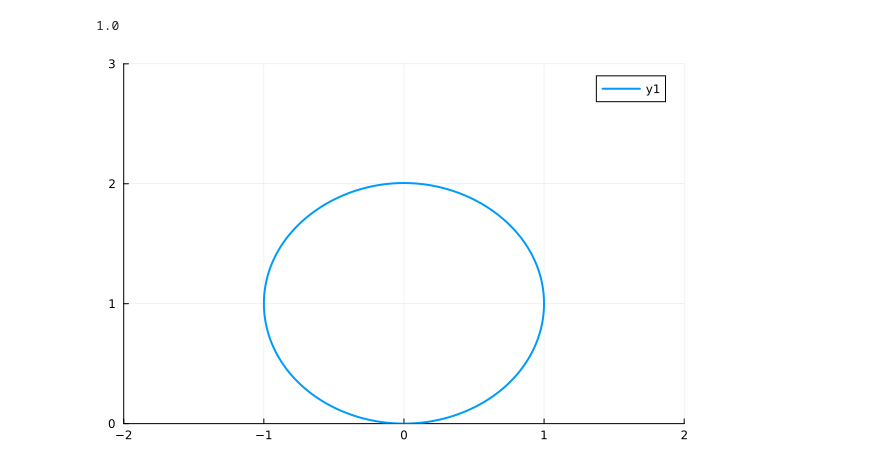
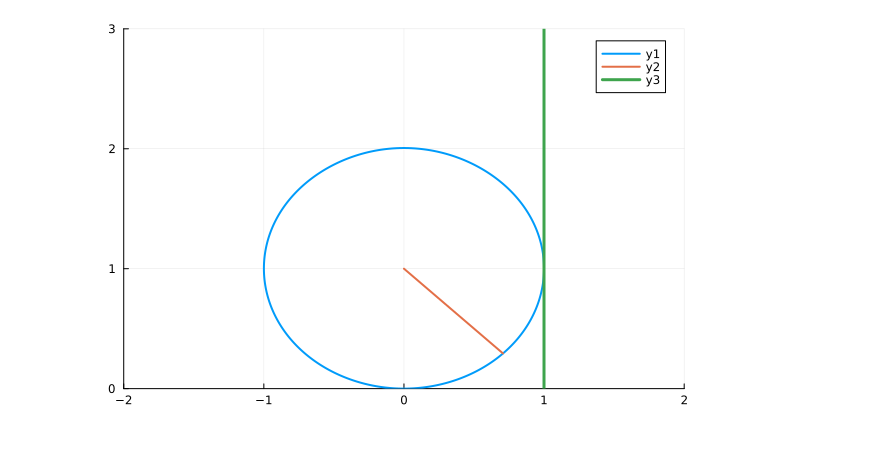
Before and after one commit to elvispy/km-dropplet-solidsubstrate, a Jupyter notebook: julia/1_code/plotting.ipynb, the cells around one changed output. Cells and saved outputs as stored; diff of their text form; code cells hidden in the pictures.

```diff
--- a/julia/1_code/plotting.ipynb
+++ b/julia/1_code/plotting.ipynb
@@ -1,6 +1,7 @@
 # %%
 
-include("problemConditionStruct.jl");
+include("problemConditionStruct.jl"); include("./zeta.jl");
+include("./maximum_contact_radius.jl");
 using LegendrePolynomials: collectPl
 using Plots;
 """
@@ -8,34 +9,38 @@ using Plots;
 
 Plots the current conditions of the problem
 """
-function plot_current_conditions(data::Union{ProblemConditions, Vector{Float64}}; center_of_mass::Float64 = NaN);
+function plot_current_conditions(data::Union{ProblemConditions, Vector{Float64}}; center_of_mass::Float64 = NaN, theta::Float64 = NaN);
 
     if typeof(data) <: ProblemConditions;
         if isnan(center_of_mass)
             center_of_mass = data.center_of_mass
         end
         data = data.deformation_amplitudes;
     end
     if isnan(center_of_mass); center_of_mass = 1+sum([(-1)^ii * data[ii] for ii in eachindex(data)]); end
     d = length(data);
     ζ = zeta(data; order = d);
     # ζ(θ::Float64) = sum(data .* (collectPl(cos(θ), lmax = d).parent)[2:end]);
     x(θ::Float64) = sin(θ) * (1 + ζ(θ));
     y(θ::Float64) = center_of_mass + cos(θ) * (1 + ζ(θ));
 
     rrange = LinRange(0, 2π, 500);
 
     plot(
         x.(rrange), y.(rrange),
         lims = (-2, 2),
         lw = 2
     )
+    if !isnan(theta)
+        plot!([0.0, x(theta)], [center_of_mass, y(theta)], lw = 2);
+    end
+    r = maximum_contact_radius(data)
+    plot!([r, r], [-10, 10], lw = 3);
     default(show = true)
     xlims!(-2, 2)
     ylims!(0, 3)
 end
 
-plot_current_conditions(0.01.*[.1, .1, .1, .1, .1, .1])
+plot_current_conditions(0.01.*[.1, .1, .1, .1, .1, .1]; theta = 3*pi/4)
 # %% [output]
-1.0
-[figure, old version]
+[figure, new version]
```
Also changed, not shown: parts of 1 cell of this notebook, 1 other file.
